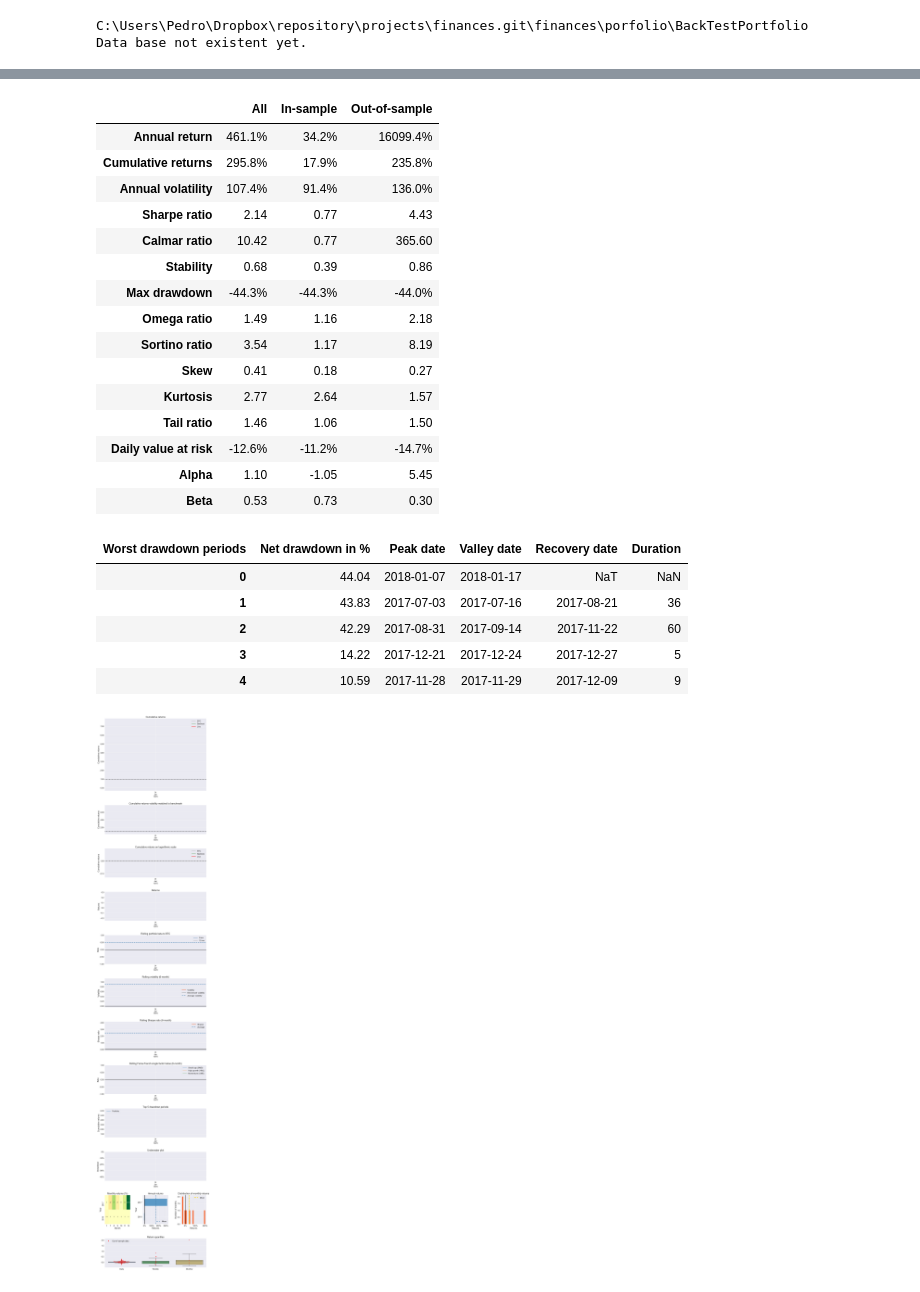
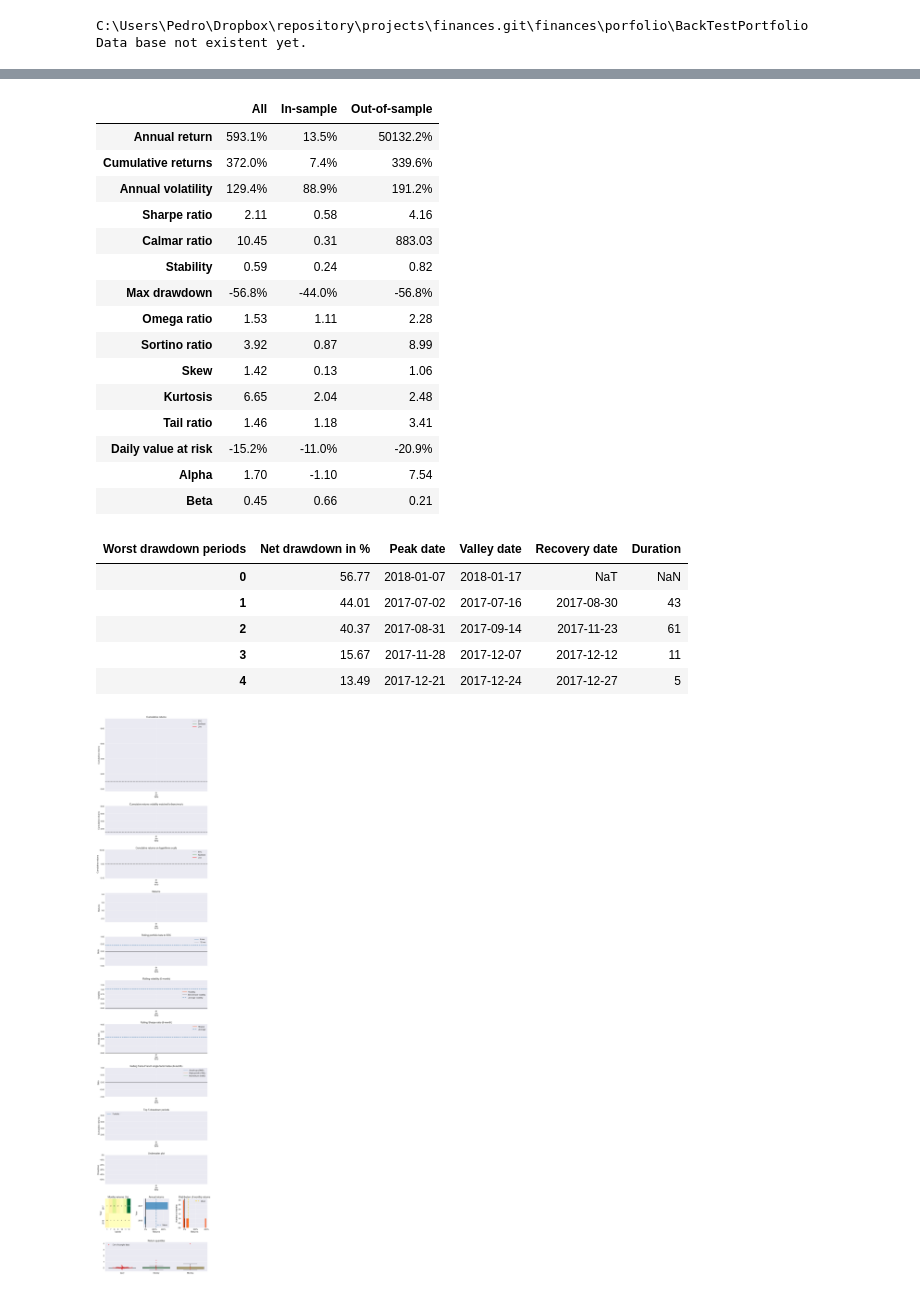
Before and after one commit to dxcv/finances, a Jupyter notebook: finances/risk_analysis/Backtest Portfolio Analysis.ipynb, the cells around one changed output, grey strips where cells are left out. Saved outputs shown, nothing was run; the diff lists cells and outputs as text; code cells hidden in the pictures.

```diff
--- a/finances/risk_analysis/Backtest Portfolio Analysis.ipynb
+++ b/finances/risk_analysis/Backtest Portfolio Analysis.ipynb
@@ -18,0 +18,3 @@ Loaded crypto currency database from C:\Users\Pedro\Dropbox\repository\projects\
+# %%
+mkt=mkt_data.MarketData()
+btc_rets = mkt.crypto_returns_history(symbols='BTC')
@@ -19,8 +23,8 @@ Loaded crypto currency database from C:\Users\Pedro\Dropbox\repository\projects\
 # %%
 portfolio_assets = {
-    'BTC': 0.007,
-    'ETH': 2.14081,
-    'XRP': 922.5,
+    #'BTC': 0.007,
+    'ETH': 0.7,
+    'XRP': 1001,
     #'ADA': 926,
     #'XLM': 929.07,
     #'LTC': 1.0,
@@ -57,6 +61,6 @@ returns.plot()
 # %%
 start_date = returns.index[-60]
 print(start_date)
-pf.create_returns_tear_sheet(returns['TOTAL'], benchmark_rets=returns['BTC'], live_start_date=start_date)
+pf.create_returns_tear_sheet(returns['TOTAL'], benchmark_rets=btc_rets, live_start_date=start_date)
 # %% [output]
 2017-11-21 00:00:00
@@ -64,29 +68,29 @@ Entire data start date: 2017-07-03
 Entire data end date: 2018-01-19
 In-sample months: 6
 Out-of-sample months: 2
 |  | All | In-sample | Out-of-sample |
-| Annual return | 461.1% | 34.2% | 16099.4% |
-| Cumulative returns | 295.8% | 17.9% | 235.8% |
-| Annual volatility | 107.4% | 91.4% | 136.0% |
-| Sharpe ratio | 2.14 | 0.77 | 4.43 |
-| Calmar ratio | 10.42 | 0.77 | 365.60 |
-| Stability | 0.68 | 0.39 | 0.86 |
-| Max drawdown | -44.3% | -44.3% | -44.0% |
-| Omega ratio | 1.49 | 1.16 | 2.18 |
-| Sortino ratio | 3.54 | 1.17 | 8.19 |
-| Skew | 0.41 | 0.18 | 0.27 |
-| Kurtosis | 2.77 | 2.64 | 1.57 |
-| Tail ratio | 1.46 | 1.06 | 1.50 |
-| Daily value at risk | -12.6% | -11.2% | -14.7% |
-| Alpha | 1.10 | -1.05 | 5.45 |
-| Beta | 0.53 | 0.73 | 0.30 |
+| Annual return | 593.1% | 13.5% | 50132.2% |
+| Cumulative returns | 372.0% | 7.4% | 339.6% |
+| Annual volatility | 129.4% | 88.9% | 191.2% |
+| Sharpe ratio | 2.11 | 0.58 | 4.16 |
+| Calmar ratio | 10.45 | 0.31 | 883.03 |
+| Stability | 0.59 | 0.24 | 0.82 |
+| Max drawdown | -56.8% | -44.0% | -56.8% |
+| Omega ratio | 1.53 | 1.11 | 2.28 |
+| Sortino ratio | 3.92 | 0.87 | 8.99 |
+| Skew | 1.42 | 0.13 | 1.06 |
+| Kurtosis | 6.65 | 2.04 | 2.48 |
+| Tail ratio | 1.46 | 1.18 | 3.41 |
+| Daily value at risk | -15.2% | -11.0% | -20.9% |
+| Alpha | 1.70 | -1.10 | 7.54 |
+| Beta | 0.45 | 0.66 | 0.21 |
 | Worst drawdown periods | Net drawdown in % | Peak date | Valley date | Recovery date | Duration |
-| 0 | 44.04 | 2018-01-07 | 2018-01-17 | NaT | NaN |
-| 1 | 43.83 | 2017-07-03 | 2017-07-16 | 2017-08-21 | 36 |
-| 2 | 42.29 | 2017-08-31 | 2017-09-14 | 2017-11-22 | 60 |
-| 3 | 14.22 | 2017-12-21 | 2017-12-24 | 2017-12-27 | 5 |
-| 4 | 10.59 | 2017-11-28 | 2017-11-29 | 2017-12-09 | 9 |
+| 0 | 56.77 | 2018-01-07 | 2018-01-17 | NaT | NaN |
+| 1 | 44.01 | 2017-07-02 | 2017-07-16 | 2017-08-30 | 43 |
+| 2 | 40.37 | 2017-08-31 | 2017-09-14 | 2017-11-23 | 61 |
+| 3 | 15.67 | 2017-11-28 | 2017-12-07 | 2017-12-12 | 11 |
+| 4 | 13.49 | 2017-12-21 | 2017-12-24 | 2017-12-27 | 5 |
-[figure, old version]
+[figure, new version]
 # %%
 pf.create_bayesian_tear_sheet(returns['TOTAL'], benchmark_rets=returns['BTC'], live_start_date=start_date)
 # %% [output]
```
Also changed, not shown: parts of 6 cells of this notebook.
